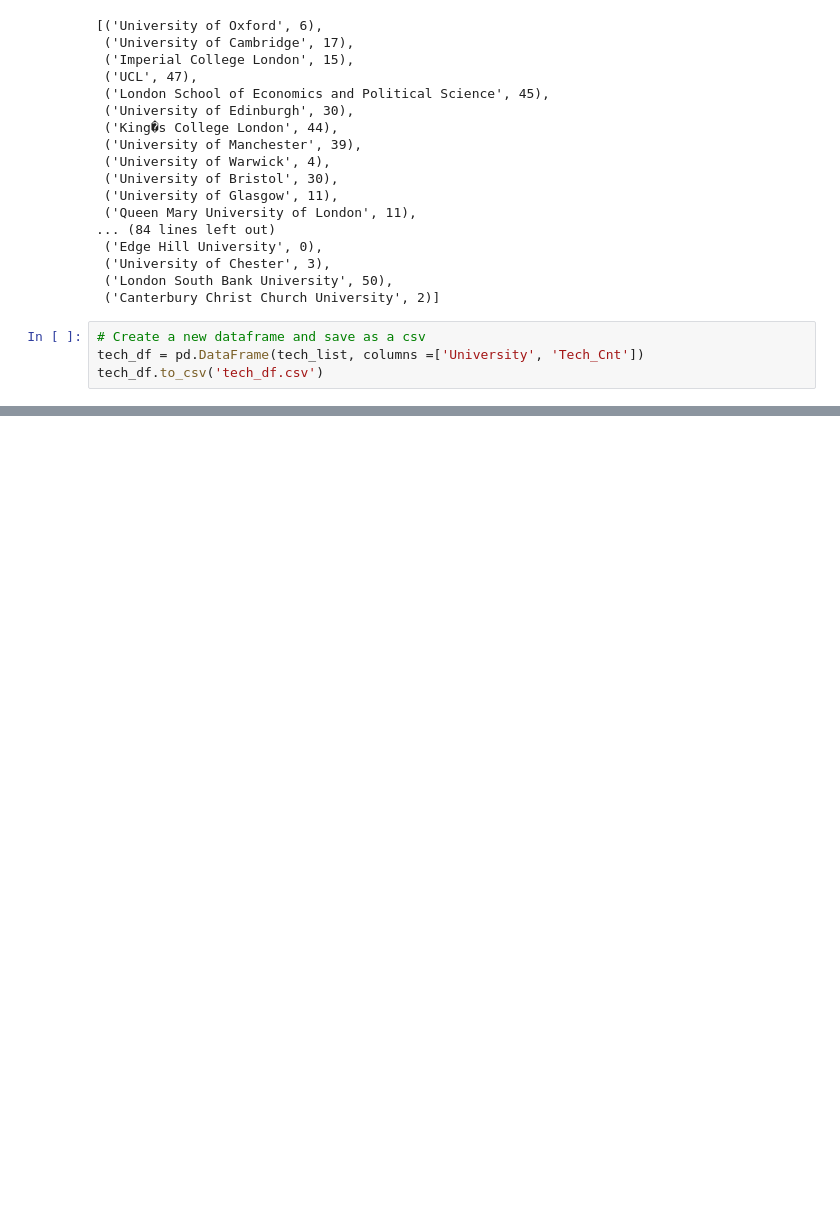
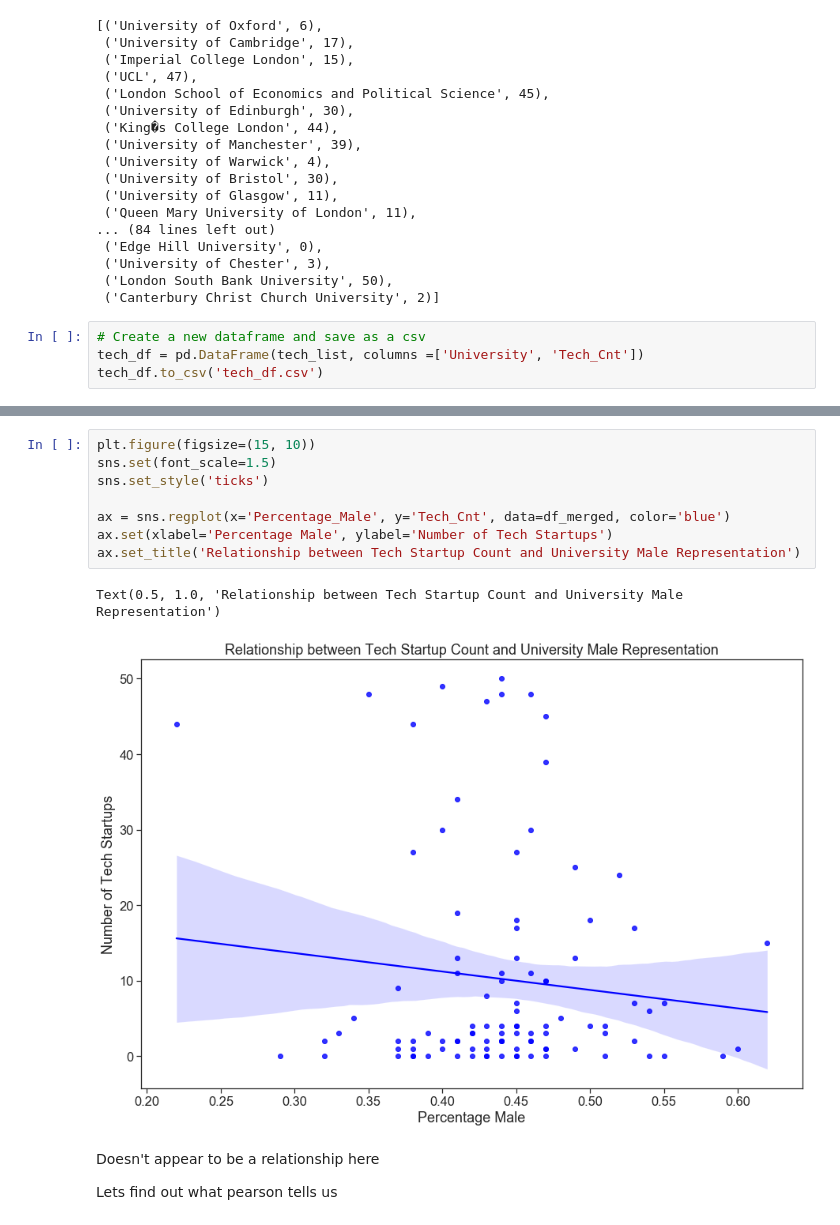
Before and after one commit to san-harbias/Coursera_Capstone, a Jupyter notebook: BattleOfTheNeighbourhoods.ipynb, the cells around one changed output, grey strips where cells are left out. Saved outputs shown, nothing was run; the diff lists cells and outputs as text; blank space fills up the shorter version.

```diff
--- a/BattleOfTheNeighbourhoods.ipynb
+++ b/BattleOfTheNeighbourhoods.ipynb
@@ -267,0 +384,15 @@ tech_df.to_csv('tech_df.csv')
+# %%
+plt.figure(figsize=(15, 10))
+sns.set(font_scale=1.5)
+sns.set_style('ticks')
+
+ax = sns.regplot(x='Percentage_Male', y='Tech_Cnt', data=df_merged, color='blue')
+ax.set(xlabel='Percentage Male', ylabel='Number of Tech Startups')
+ax.set_title('Relationship between Tech Startup Count and University Male Representation')
+# %% [output]
+Text(0.5, 1.0, 'Relationship between Tech Startup Count and University Male Representation')
+[figure, added]
+# %% [markdown]
+Doesn't appear to be a relationship here
+
+Lets find out what pearson tells us
```
Also changed, not shown: parts of 55 cells of this notebook, 2 other files.
